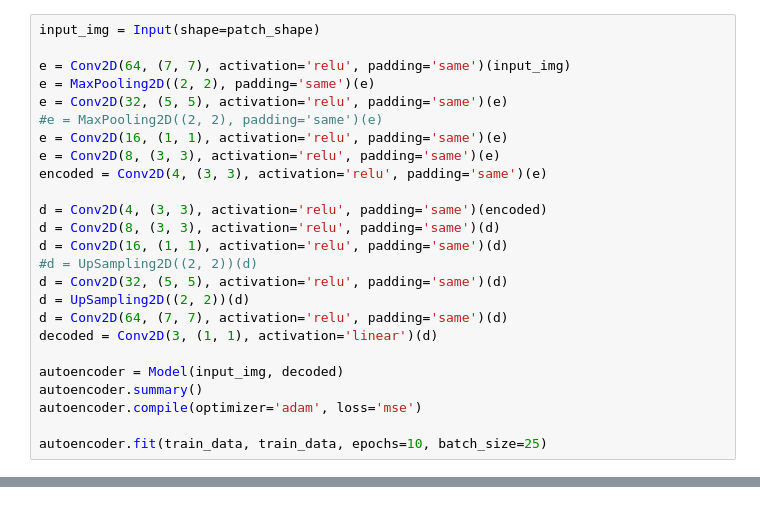
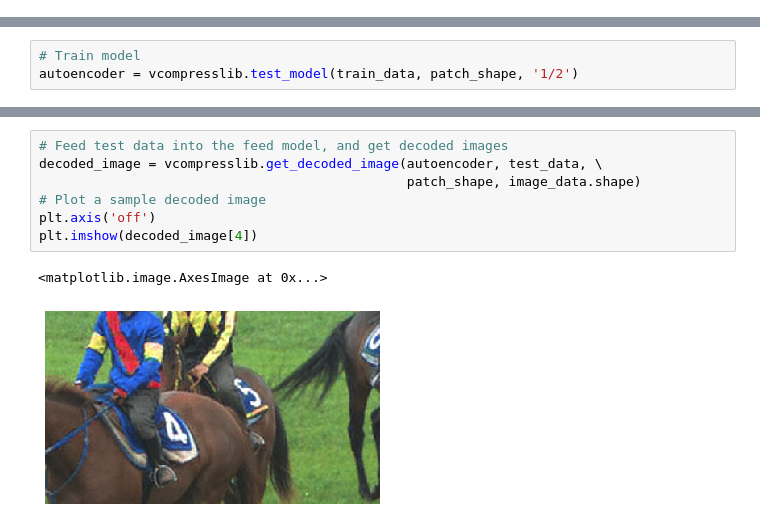
Before and after one commit to Chlerry/term-project, a Jupyter notebook: task3/task3.ipynb, the cells around one changed output, grey strips where cells are left out. Saved outputs shown, nothing was run; the diff lists cells and outputs as text.

Commit message:
Reorgnize Code and Update Test Model
Pack all methods defined before to `imgpatch' module and `vcompresslib` model.
Add test model unit.

```diff
--- a/task3/task3.ipynb
+++ b/task3/task3.ipynb
@@ -51,25 +33,0 @@ print(test_data.shape)
-# %%
-input_img = Input(shape=patch_shape)
-
-e = Conv2D(64, (7, 7), activation='relu', padding='same')(input_img)
-e = MaxPooling2D((2, 2), padding='same')(e)
-e = Conv2D(32, (5, 5), activation='relu', padding='same')(e)
-#e = MaxPooling2D((2, 2), padding='same')(e)
-e = Conv2D(16, (1, 1), activation='relu', padding='same')(e)
-e = Conv2D(8, (3, 3), activation='relu', padding='same')(e)
-encoded = Conv2D(4, (3, 3), activation='relu', padding='same')(e)
-
-d = Conv2D(4, (3, 3), activation='relu', padding='same')(encoded)
-d = Conv2D(8, (3, 3), activation='relu', padding='same')(d)
-d = Conv2D(16, (1, 1), activation='relu', padding='same')(d)
-#d = UpSampling2D((2, 2))(d)
-d = Conv2D(32, (5, 5), activation='relu', padding='same')(d)
-d = UpSampling2D((2, 2))(d)
-d = Conv2D(64, (7, 7), activation='relu', padding='same')(d)
-decoded = Conv2D(3, (1, 1), activation='linear')(d)
-
-autoencoder = Model(input_img, decoded)
-autoencoder.summary()
-autoencoder.compile(optimizer='adam', loss='mse')
-
-autoencoder.fit(train_data, train_data, epochs=10, batch_size=25)
@@ -117,0 +34,3 @@ plt.imshow(img)
+# %%
+# Train model
+autoencoder = vcompresslib.test_model(train_data, patch_shape, '1/2')
@@ -117,0 +55,10 @@ plt.imshow(img)
+# %%
+# Feed test data into the feed model, and get decoded images
+decoded_image = vcompresslib.get_decoded_image(autoencoder, test_data, \
+                                               patch_shape, image_data.shape)
+# Plot a sample decoded image
+plt.axis('off')
+plt.imshow(decoded_image[4])
+# %% [output]
+<matplotlib.image.AxesImage at 0x...>
+[figure, added]
```
Also changed, not shown: parts of 11 cells of this notebook.
